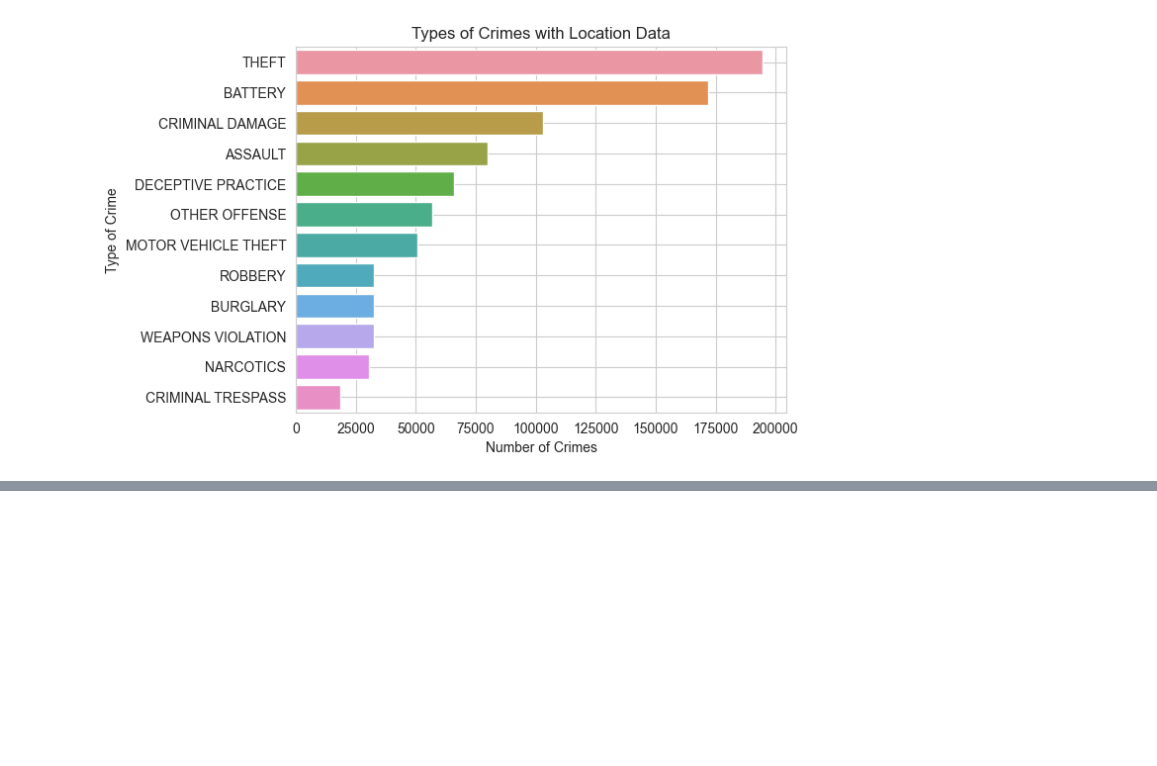
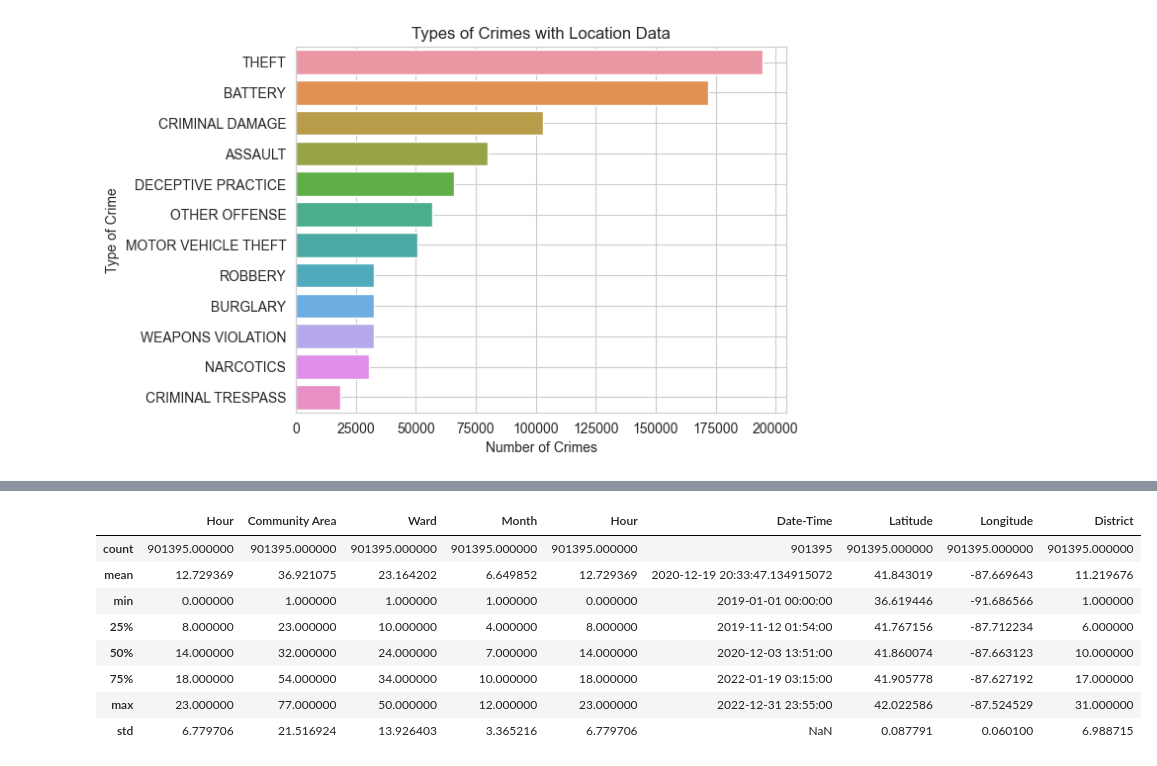
Before and after one commit to kfukutom/urban-informatics, a Jupyter notebook: src/crime_analysis.ipynb, the cells around one changed output, grey strips where cells are left out. Cells and saved outputs as stored; diff of their text form; code cells hidden in the pictures; blank space fills up the shorter version.

```diff
--- a/src/crime_analysis.ipynb
+++ b/src/crime_analysis.ipynb
@@ -149,0 +196,11 @@ plt.ylabel("Type of Crime")
+# %%
+# Drop Null Data for now.
+# process na
+df.isna().sum()
+df2 = df.copy(deep=True)
+df2.dropna(subset=['Latitude', 'Longitude', 'Location', 'X Coordinate', 'Y Coordinate'], inplace = True)
+df2.dropna(subset=['Location Description'], inplace=True)
+df2.dropna(subset=['Ward', 'Community Area'], inplace=True)
+print(f"Retained { round(((df2.shape[0] / df.shape[0]) * 100), 4)}% of Data")
+# %%
+df = df2.copy(deep=True)
@@ -149,0 +225,27 @@ plt.ylabel("Type of Crime")
+# %%
+selected_features = [
+    'Location Description',
+    'Hour',
+    'Community Area',
+    'Arrest',
+    'Domestic',
+    'Ward',
+    'Month',
+    'Hour',
+    'Date-Time',
+    'Latitude',
+    'Longitude',
+    'District',
+]
+features_df = df[selected_features]
+features_df.describe()
+# %% [output]
+|  | Hour | Community Area | Ward | Month | Hour | Date-Time | Latitude | Longitude | District |
+| count | 901395.000000 | 901395.000000 | 901395.000000 | 901395.000000 | 901395.000000 | 901395 | 901395.000000 | 901395.000000 | 901395.000000 |
+| mean | 12.729369 | 36.921075 | 23.164202 | 6.649852 | 12.729369 | 2020-12-19 20:33:47.134915072 | 41.843019 | -87.669643 | 11.219676 |
+| min | 0.000000 | 1.000000 | 1.000000 | 1.000000 | 0.000000 | 2019-01-01 00:00:00 | 36.619446 | -91.686566 | 1.000000 |
+| 25% | 8.000000 | 23.000000 | 10.000000 | 4.000000 | 8.000000 | 2019-11-12 01:54:00 | 41.767156 | -87.712234 | 6.000000 |
+| 50% | 14.000000 | 32.000000 | 24.000000 | 7.000000 | 14.000000 | 2020-12-03 13:51:00 | 41.860074 | -87.663123 | 10.000000 |
+| 75% | 18.000000 | 54.000000 | 34.000000 | 10.000000 | 18.000000 | 2022-01-19 03:15:00 | 41.905778 | -87.627192 | 17.000000 |
+| max | 23.000000 | 77.000000 | 50.000000 | 12.000000 | 23.000000 | 2022-12-31 23:55:00 | 42.022586 | -87.524529 | 31.000000 |
+| std | 6.779706 | 21.516924 | 13.926403 | 3.365216 | 6.779706 | NaN | 0.087791 | 0.060100 | 6.988715 |
```
Also changed, not shown: parts of 17 cells of this notebook.
